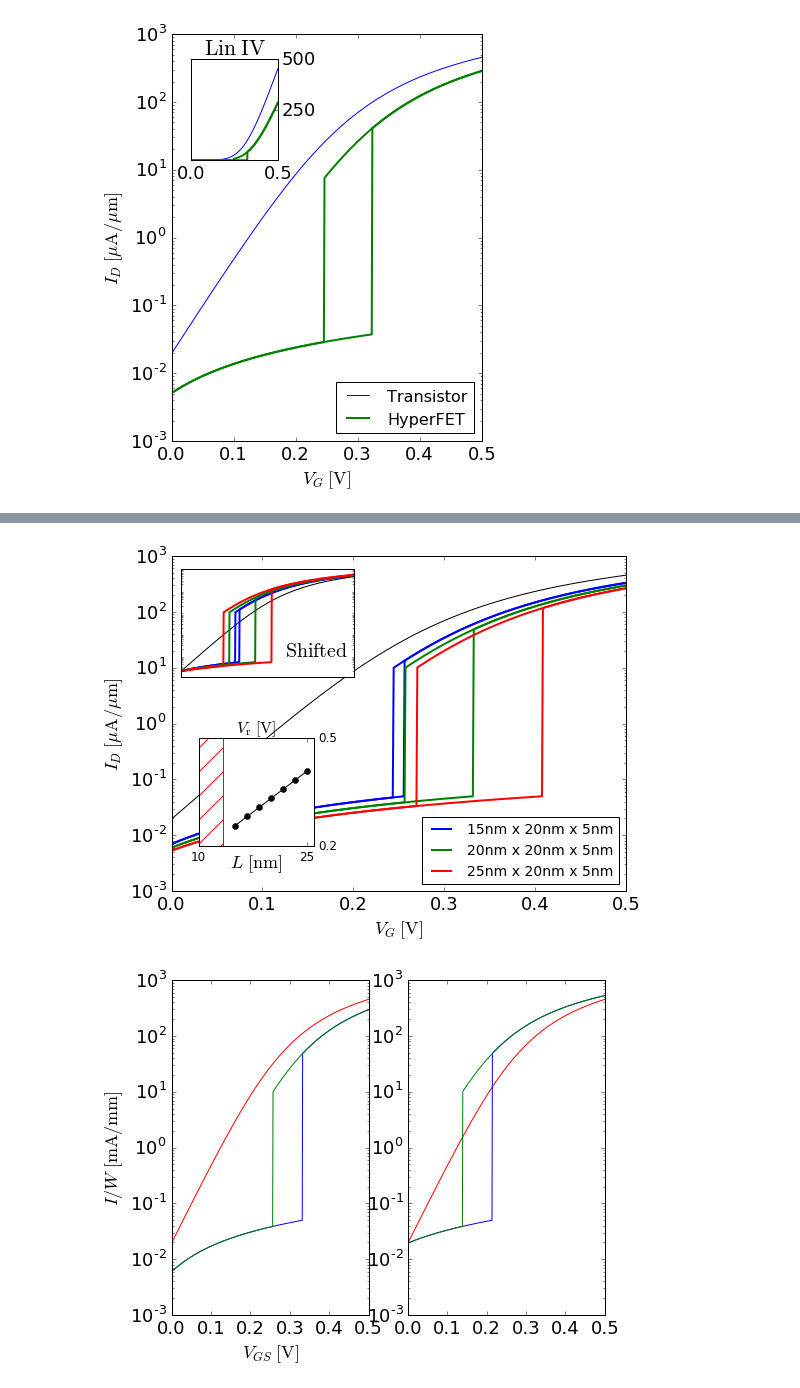
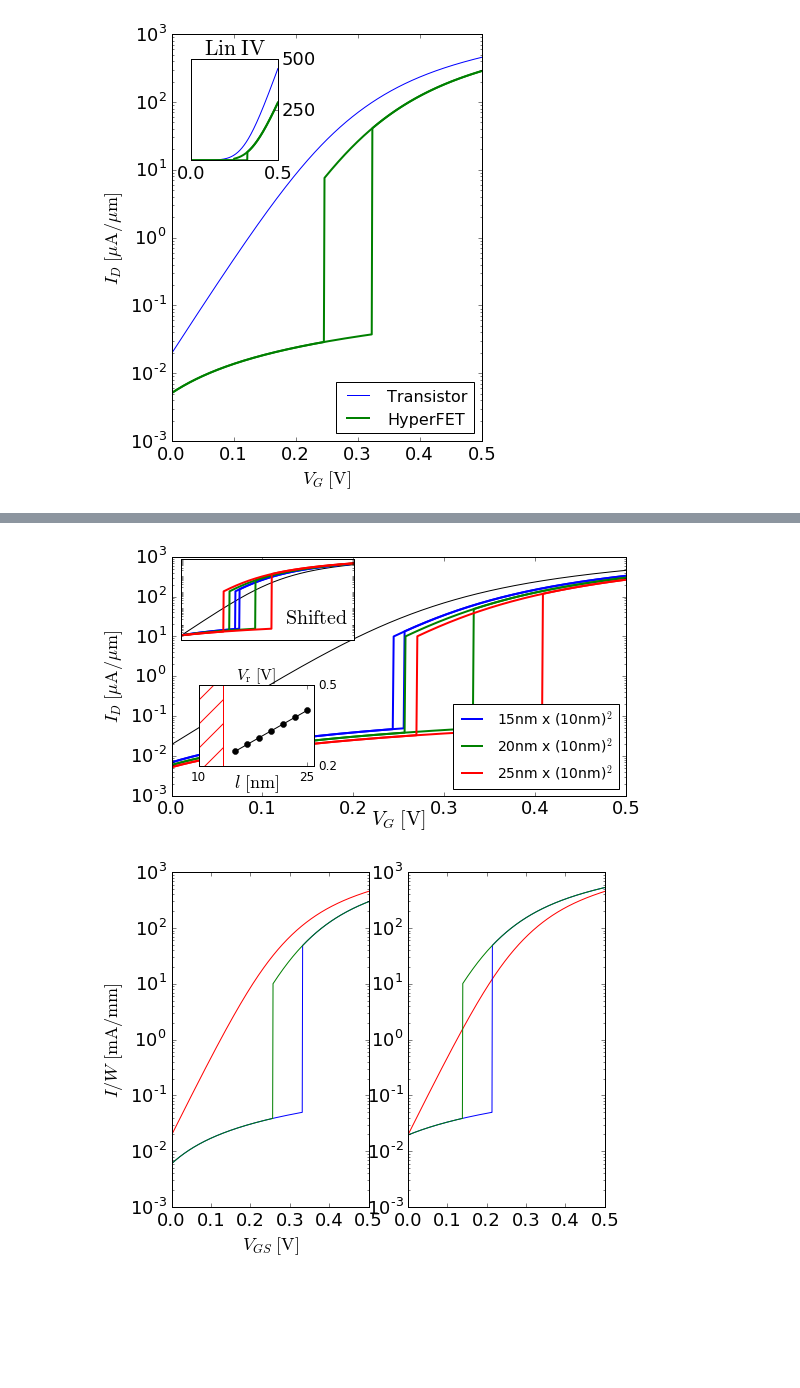
Before and after one commit to samueljamesbader/HyperFET_Project, a Jupyter notebook: DRC2017/Exploration/AbstractFigures.ipynb, the cells around one changed output, grey strips where cells are left out. Saved outputs shown, nothing was run; the diff lists cells and outputs as text; code cells hidden in the pictures; blank space fills up the shorter version.

```diff
--- a/DRC2017/Exploration/AbstractFigures.ipynb
+++ b/DRC2017/Exploration/AbstractFigures.ipynb
@@ -215,27 +216,29 @@ plt.savefig(os.path.join(ABSTRACT_IMAGE_DIR,"HyperFET.png"))
 VD=np.array(VDD)
 VG=np.linspace(0,.5,500)
 
-plt.figure(figsize=(8,6))
+plt.figure(figsize=(8,4.5))
 
 
-for LWT in ["20nm x 15nm x 5nm", "20nm x 20nm x 5nm", "20nm x 25nm x 5nm"]:
-    L,W,T=[si(x) for x in LWT.split("x")]
+for LWT in ["20nm x (9nm)^2", "20nm x (10nm)^2", "20nm x (11nm)^2"]:
+    L,WT=[si(x) for x in LWT.split("x")]
+    W=np.sqrt(WT);T=np.sqrt(WT)
+
     vo2=VO2(L=L,W=W,T=T,**vo2_params)
 
     #plt.subplot(121)
     plt.plot(VG,fet.ID(VD,VG)/fet.W,'k')
     hf=HyperFET(fet,vo2)
     If,Ib=[np.ravel(i) for i in hf.I_double(VD=VD,VG=VG)]
-    l=plt.plot(VG[~np.isnan(If)],If[~np.isnan(If)]/fet.W,label=LWT,linewidth=2)[0]
+    l=plt.plot(VG[~np.isnan(If)],If[~np.isnan(If)]/fet.W,label=LWT.replace("^2","$^2$"),linewidth=2)[0]
     plt.plot(VG[~np.isnan(Ib)],Ib[~np.isnan(Ib)]/fet.W,linewidth=2,color=l.get_color())
 
 plt.yscale('log')
-plt.xlabel(r"$V_G\;\mathrm{[V]}$")
+plt.xlabel(r"$V_G\;\mathrm{[V]}$",fontsize=20,labelpad=-10)
 plt.ylabel(r"$I_D\;\mathrm{[\mu A/\mu m]}$")
 plt.legend(loc='upper left',fontsize=14)
 
 
-plt.axes([.17,.4,.3,.25])
+plt.axes([.17,.35,.3,.25])
 plt.plot(VG,fet.ID(VD,VG)/fet.W,'k')
 for LWT in ["20nm x 15nm x 5nm", "20nm x 20nm x 5nm", "20nm x 25nm x 5nm"]:
     L,W,T=[si(x) for x in LWT.split("x")]
@@ -250,15 +253,15 @@ plt.yscale('log')
 plt.yticks([])
 plt.xticks([])
 
-plt.title("$\mathrm{Shifted}$")
+plt.text(.3,.1,"$\mathrm{Shifted}$",fontsize=20)
 
-plt.axes([.7,.25,.2,.25])
+plt.axes([.7,.28,.2,.25])
 plt.gca().yaxis.tick_right()
 Ill_appr=[]
 Ill_extr=[]
-Ws=np.linspace(10,25,10)
+Ws=np.linspace(7,11,10)
 for W in Ws:
-    L,W,T=20e-9,W*1e-9,5e-9
+    L,W,T=20e-9,W*1e-9,W*1e-9
     vo2=VO2(L=L,W=W,T=T,**vo2_params)
     hf=HyperFET(fet,vo2)
     If,Ib=[np.ravel(i) for i in hf.I_double(VD=VD,VG=VG)]
@@ -269,8 +272,8 @@ for W in Ws:
 plt.plot(Ws,np.array(Ill_appr)*1e3/fet.W,'k')
 plt.plot(Ws,np.array(Ill_extr)*1e3/fet.W,'ko')
 plt.yticks([25,50])
-plt.xticks([10,25])
-plt.xlabel(r'$W\ \mathrm{[nm]}$',labelpad=-10)
+plt.xticks([7,11])
+plt.xlabel(r'$\sqrt{wt}\ \mathrm{[nm]}$',labelpad=-10)
 plt.tick_params(labelsize=12)
 plt.title(r'$I_{ll}\ \mathrm{[mA/\mu m]}$',fontsize=16)
 #plt.yscale('log')
@@ -285,20 +288,21 @@ plt.savefig(os.path.join(ABSTRACT_IMAGE_DIR,"HFvsA.png"))
 VD=np.array(VDD)
 VG=np.linspace(0,.5,500)
 
-plt.figure(figsize=(8,6))
+plt.figure(figsize=(8,4.5))
 plt.plot(VG,fet.ID(VD,VG)/fet.W,'k')
 
-for LWT in ["15nm x 20nm x 5nm", "20nm x 20nm x 5nm", "25nm x 20nm x 5nm"]:
-    L,W,T=[si(x) for x in LWT.split("x")]
+for LWT in ["15nm x (10nm)^2", "20nm x (10nm)^2", "25nm x (10nm)^2"]:
+    L,WT=[si(x) for x in LWT.split("x")]
+    W=np.sqrt(WT);T=np.sqrt(WT);
     vo2=VO2(L=L,W=W,T=T,**vo2_params)
     hf=HyperFET(fet,vo2)
 
     If,Ib=[np.ravel(i) for i in hf.I_double(VD=VD,VG=VG)]
-    l=plt.plot(VG[~np.isnan(If)],If[~np.isnan(If)]/fet.W,label=LWT,linewidth=2)[0]
+    l=plt.plot(VG[~np.isnan(If)],If[~np.isnan(If)]/fet.W,label=LWT.replace("^2","$^2$"),linewidth=2)[0]
     plt.plot(VG[~np.isnan(Ib)],Ib[~np.isnan(Ib)]/fet.W,linewidth=2,color=l.get_color())
 
 plt.yscale('log')
-plt.xlabel(r"$V_G\;\mathrm{[V]}$")
+plt.xlabel(r"$V_G\;\mathrm{[V]}$",fontsize=20,labelpad=-10)
 plt.ylabel(r"$I_D\;\mathrm{[\mu A/\mu m]}$")
 plt.legend(loc='lower right',fontsize=14)
 
@@ -331,36 +335,35 @@ for L in Ls:
 
     r=appr.Vright(hf,VDD)
     Vright_appr+=[r if r>appr.Vleft(hf,VDD) else np.NaN]
     r=extr.right(VG,If,Ib)
     Vright_extr+=[r[0] if not np.isnan(r[1]) else np.NaN]
 
 plt.plot(Ls,np.array(Vright_appr),'k')
 plt.plot(Ls,np.array(Vright_extr),'ko')
 plt.yticks([.2,.5])
 plt.xticks([10,25])
-plt.xlabel(r'$L\ \mathrm{[nm]}$',labelpad=-10)
+plt.xlabel(r'$l\ \mathrm{[nm]}$',labelpad=-10)
 plt.tick_params(labelsize=12)
 plt.title(r'$V_\mathrm{r}\ \mathrm{[V]}$',fontsize=16)
 
 unst=\
     max([l for l,v in zip(Ls,Vright_extr) if np.isnan(v)])
-import matplotlib.patches as patches
 plt.gca().add_patch(patches.Rectangle(
         (plt.xlim()[0],plt.ylim()[0]),
         unst-plt.xlim()[0],
         plt.ylim()[1]-plt.ylim()[0],
         hatch='/',edgecolor='red',fill=None))
 
 #plt.gca().yaxis.set_label_position("right")
 #plt.yscale('log')
 
 tighten()
 
 
 plt.savefig(os.path.join(ABSTRACT_IMAGE_DIR,"HFvsl.svg"))
 plt.savefig(os.path.join(ABSTRACT_IMAGE_DIR,"HFvsl.png"))
 # %% [output]
-[figure, old version]
+[figure, new version]
 # %%
 out=HTML()
 vo2=None
```
Also changed, not shown: parts of 25 cells of this notebook, 20 other files.
